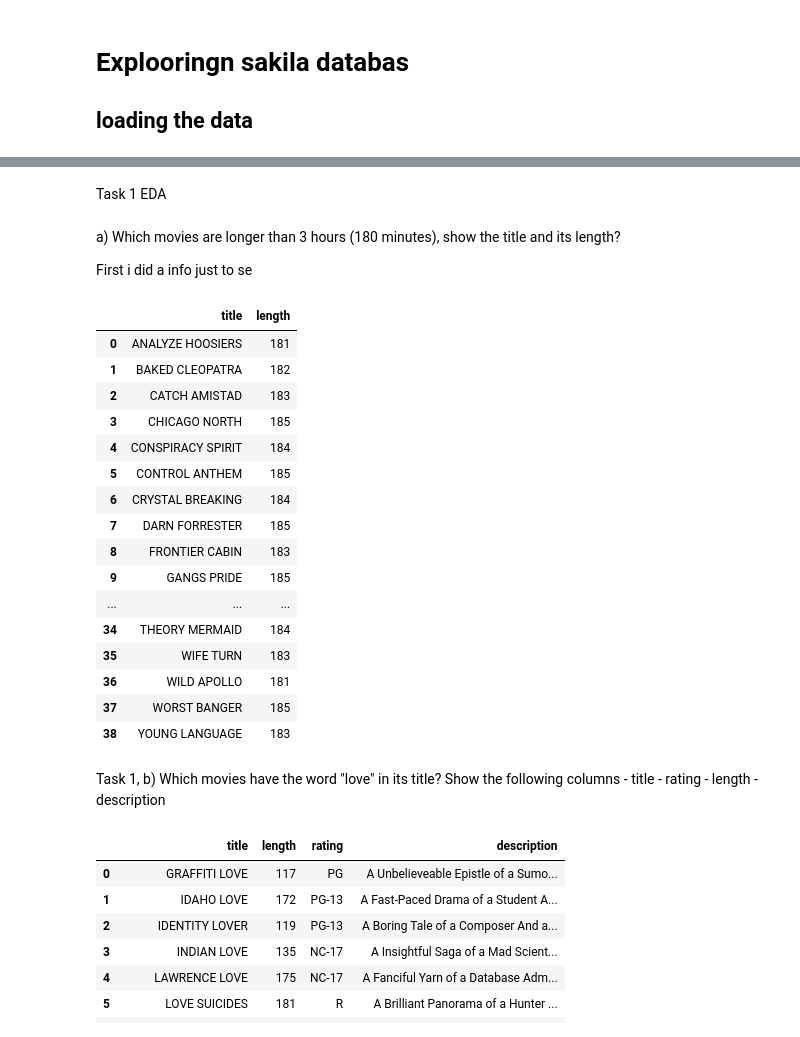
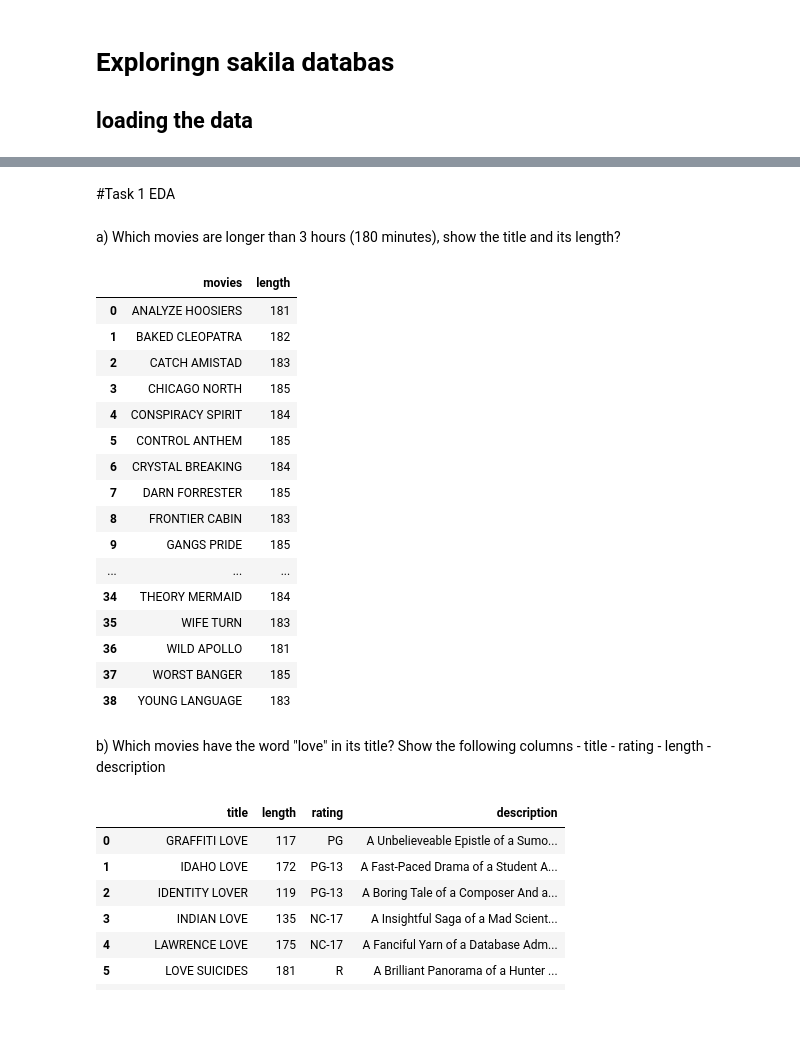
Before and after one commit to aliciagez/sakila_lab_alicia_gezelius, a Jupyter notebook: sakila_querie.ipynb, the cells around one changed output, grey strips where cells are left out. Drawn from its saved outputs; the diff is of its cells as text; code cells hidden in the pictures.

```diff
--- a/sakila_querie.ipynb
+++ b/sakila_querie.ipynb
@@ -1,5 +1,5 @@
 # %% [markdown]
-# Explooringn sakila databas
+# Exploringn sakila databas
 ## loading the data
 # %%
 import duckdb
@@ -16,23 +16,21 @@ duckdb_query("""FROM staging.film;""").head(3)
 | 1 | 2 | ACE GOLDFINGER | A Astounding Epistle of a Databas... | 2006 | 1 | <NA> | 3 | ... |
 | 2 | 3 | ADAPTATION HOLES | A Astounding Reflection of a Lumb... | 2006 | 1 | <NA> | 7 | ... |
 # %% [markdown]
-Task 1 EDA
+#Task 1 EDA
 # %% [markdown]
 
 a) Which movies are longer than 3 hours (180 minutes), show the title and its length?
-
-First i did a info just to se
 # %%
 duckdb_query( """
 SELECT
-    title,
+    title as movies,
     length
 FROM staging.film
 WHERE length > 180;
 """
 )
 # %% [output]
-|  | title | length |
+|  | movies | length |
 | 0 | ANALYZE HOOSIERS | 181 |
 | 1 | BAKED CLEOPATRA | 182 |
 | 2 | CATCH AMISTAD | 183 |
@@ -50,7 +48,7 @@ WHERE length > 180;
 | 37 | WORST BANGER | 185 |
 | 38 | YOUNG LANGUAGE | 183 |
 # %% [markdown]
-Task 1, b) Which movies have the word "love" in its title? Show the following columns
+b) Which movies have the word "love" in its title? Show the following columns
     - title
     - rating
     - length
```
Also changed, not shown: parts of 7 cells of this notebook.
